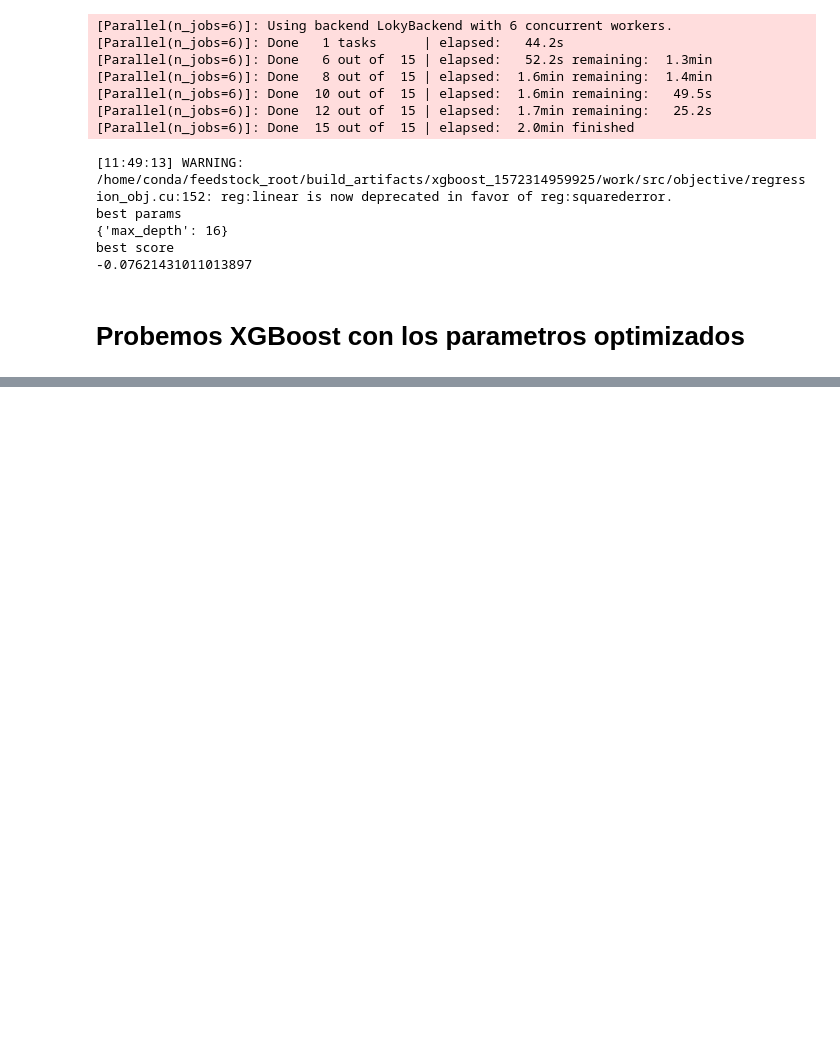
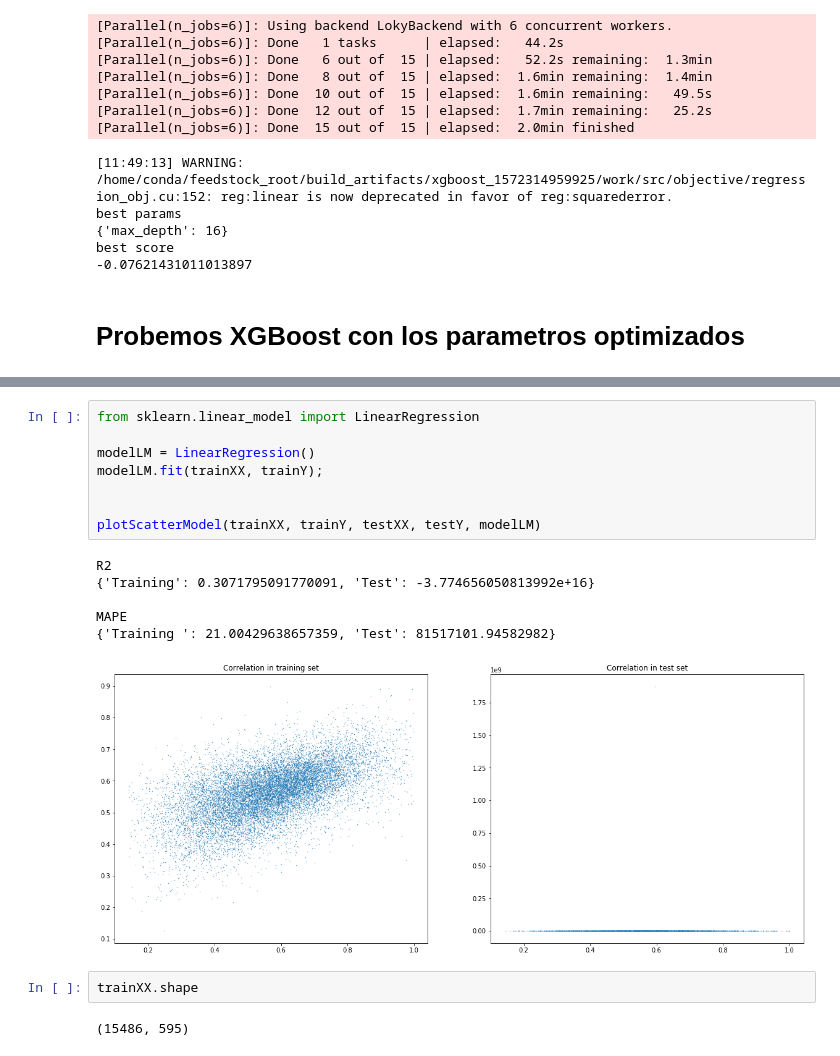
Before and after one commit to andcastillo/regression, a Jupyter notebook: produccion/cania.ipynb, the cells around one changed output, grey strips where cells are left out. Cells and saved outputs as stored; diff of their text form; blank space fills up the shorter version.

```diff
--- a/produccion/cania.ipynb
+++ b/produccion/cania.ipynb
@@ -494,0 +488,19 @@ MAPE
+# %%
+from sklearn.linear_model import LinearRegression
+
+modelLM = LinearRegression()
+modelLM.fit(trainXX, trainY);
+
+
+plotScatterModel(trainXX, trainY, testXX, testY, modelLM)
+# %% [output]
+R2
+{'Training': 0.3071795091770091, 'Test': -3.774656050813992e+16}
+
+MAPE
+{'Training ': 21.00429638657359, 'Test': 81517101.94582982}
+[figure, added]
+# %%
+trainXX.shape
+# %% [output]
+(15486, 595)
```
Also changed, not shown: parts of 7 cells of this notebook.
